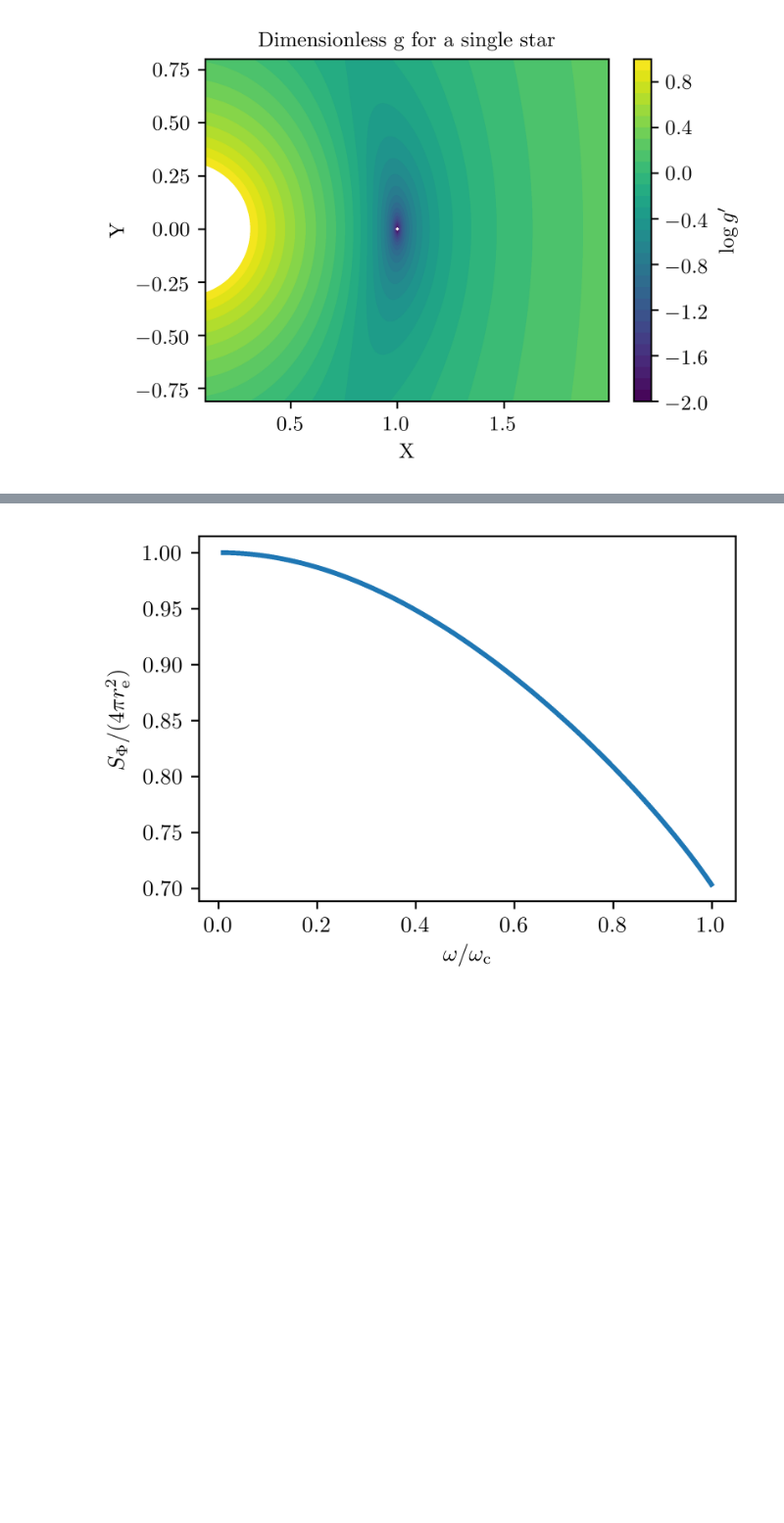
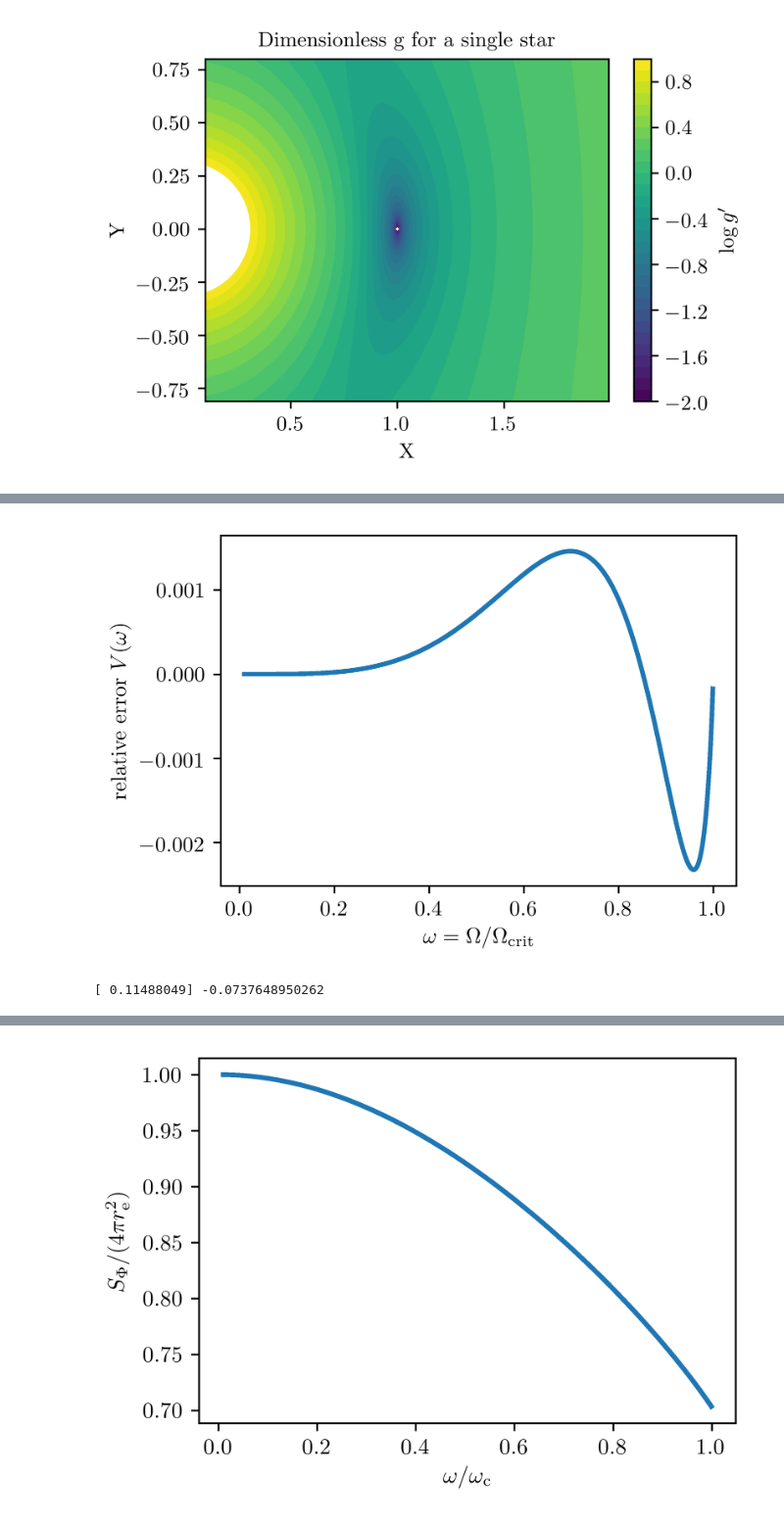
Before and after one commit to orlox/eval_fp_ft, a Jupyter notebook: fpft.ipynb, the cells around one changed output, grey strips where cells are left out. Shown at 98% size. Drawn from its saved outputs; the diff is of its cells as text; code cells hidden in the pictures; blank space fills up the shorter version.

```diff
--- a/fpft.ipynb
+++ b/fpft.ipynb
@@ -141,0 +157,27 @@ plt.show()
+# %%
+#Fit V(omega), gives Eq(9) in Marchant (2018)
+
+from scipy.optimize import curve_fit
+x0 = wcs
+y0 = Vphis
+
+crit_val = 0.5411155979365095 #This multiplies 4pi/3re to get V at critical (eq. (5) in Marchant 2018)
+
+def func(x, a):
+    b=crit_val-0.5-a
+    return 4.*np.pi/3.*x**2*(1-x**2/2+a*x**4+b*x**6)
+popt, pcov = curve_fit(func, x0, y0)
+plt.plot(x0, ((func(x0, *popt)-y0)/y0),'-', label='fit')
+#check the fit I get directly, just to verify there are no typos in the manuscript
+#plt.plot(x0, 4.*np.pi/3.*x0**2*(1-x0**2/2+0.1149*x0**4-0.07376*x0**6),'-', label='fit')
+#plt.plot(x0, func(x0, *popt),'-', label='fit')
+#plt.plot(x0, y0, ':', label='numerical integral')
+#plt.gca().set_ylim([-0.05,0.05])
+#plt.gca().set_ylim([-0.05,0.05])
+plt.gca().set_ylabel("relative error $V(\omega)$")
+plt.gca().set_xlabel("$\omega=\Omega/\Omega_{\\rm crit}$")
+plt.show()
+print(popt,crit_val-0.5-popt[0])
+# %% [output]
+[figure, added]
+[ 0.11488049] -0.0737648950262
```
Also changed, not shown: parts of 11 cells of this notebook.
